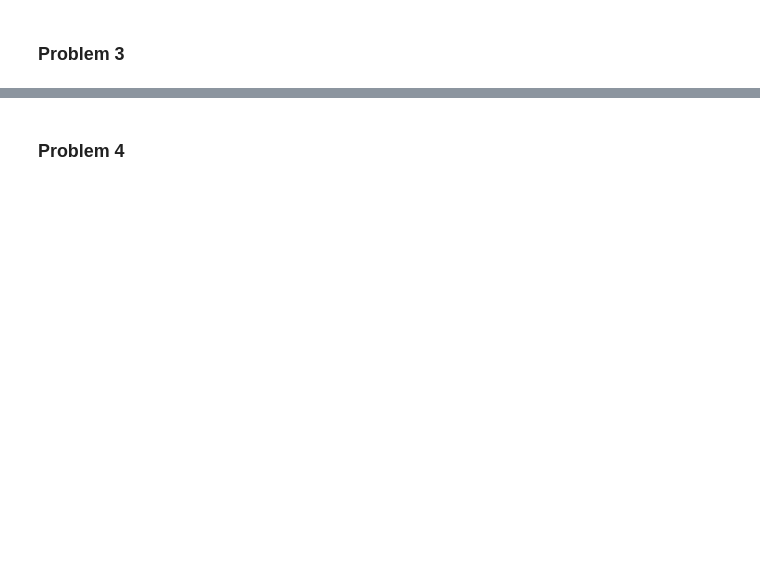
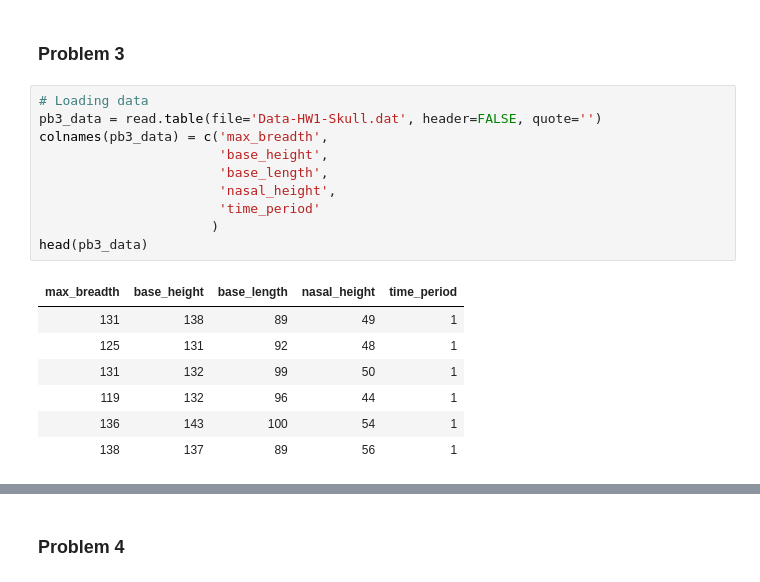
Before and after one commit to kmishra9/PH245, a Jupyter notebook: PH245 HW1.ipynb, the cells around one changed output, grey strips where cells are left out. Cells and saved outputs as stored; diff of their text form; blank space fills up the shorter version.

```diff
--- a/PH245 HW1.ipynb
+++ b/PH245 HW1.ipynb
@@ -159,2 +188,20 @@ xBar2 = c()
 # %% [markdown]
 ### Problem 3
+# %%
+# Loading data
+pb3_data = read.table(file='Data-HW1-Skull.dat', header=FALSE, quote='')
+colnames(pb3_data) = c('max_breadth',
+                       'base_height',
+                       'base_length',
+                       'nasal_height',
+                       'time_period'
+                      )
+head(pb3_data)
+# %% [output]
+| max_breadth | base_height | base_length | nasal_height | time_period |
+| 131 | 138 | 89 | 49 | 1 |
+| 125 | 131 | 92 | 48 | 1 |
+| 131 | 132 | 99 | 50 | 1 |
+| 119 | 132 | 96 | 44 | 1 |
+| 136 | 143 | 100 | 54 | 1 |
+| 138 | 137 | 89 | 56 | 1 |
```
Also changed, not shown: parts of 11 cells of this notebook.
